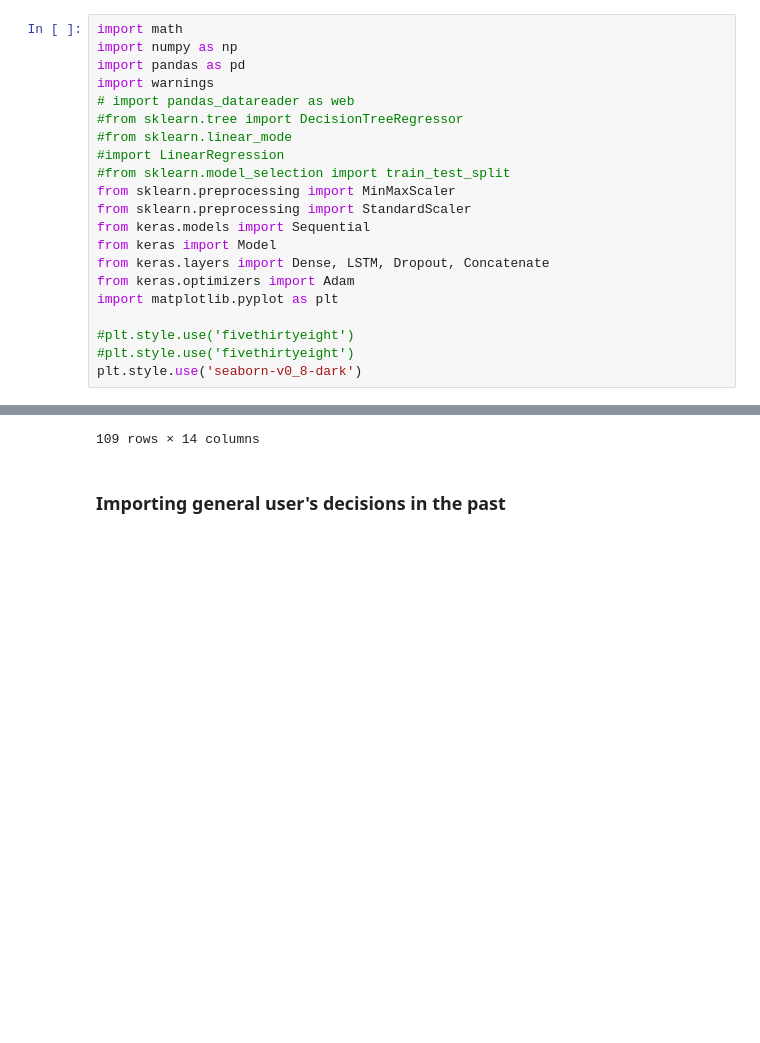
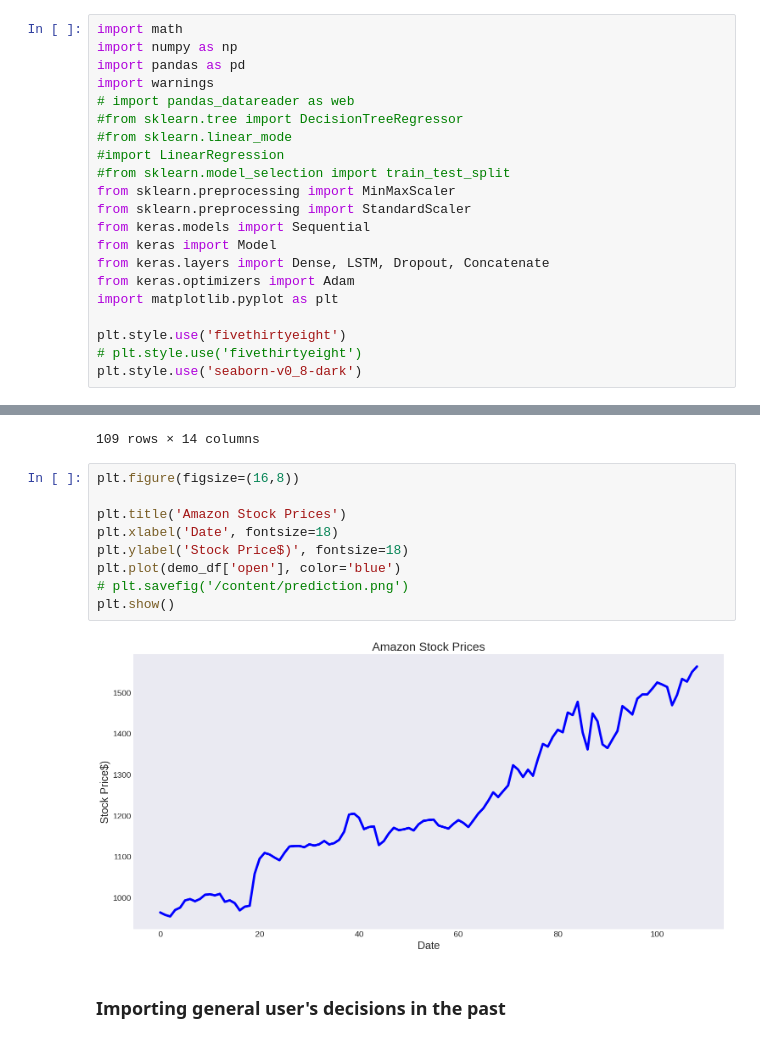
Before and after one commit to Aryan-Bhatt-pro/Rec-Sys-Project, a Jupyter notebook: CollabFiltering.ipynb, the cells around one changed output, grey strips where cells are left out. Cells and saved outputs as stored; diff of their text form; blank space fills up the shorter version.

Commit message:
Graphs

```diff
--- a/CollabFiltering.ipynb
+++ b/CollabFiltering.ipynb
@@ -20,8 +20,8 @@ from keras.layers import Dense, LSTM, Dropout, Concatenate
 from keras.optimizers import Adam
 import matplotlib.pyplot as plt
 
-#plt.style.use('fivethirtyeight')
-#plt.style.use('fivethirtyeight')
+plt.style.use('fivethirtyeight')
+# plt.style.use('fivethirtyeight')
 plt.style.use('seaborn-v0_8-dark')
 # %%
 warnings.filterwarnings('ignore')
@@ -44,6 +44,17 @@ demo_df
 | 107 | 3/8/2018 | 1550.00 | 1545.2500 | 1554.880 | 3512528 | 1551.86 | AMZN | 3/8/2018 | 37.221728 | 8.726625 | 54.051647 | ... |
 | 108 | 3/9/2018 | 1563.50 | 1559.0800 | 1578.940 | 4417059 | 1578.89 | AMZN | 3/9/2018 | 39.465570 | 10.996917 | 49.537513 | ... |
 109 rows × 14 columns
+# %%
+plt.figure(figsize=(16,8))
+
+plt.title('Amazon Stock Prices')
+plt.xlabel('Date', fontsize=18)
+plt.ylabel('Stock Price$)', fontsize=18)
+plt.plot(demo_df['open'], color='blue')
+# plt.savefig('/content/prediction.png')
+plt.show()
+# %% [output]
+[figure, added]
 # %% [markdown]
 ### Importing general user's decisions in the past
 # %%
```
Also changed, not shown: parts of 9 cells of this notebook.
